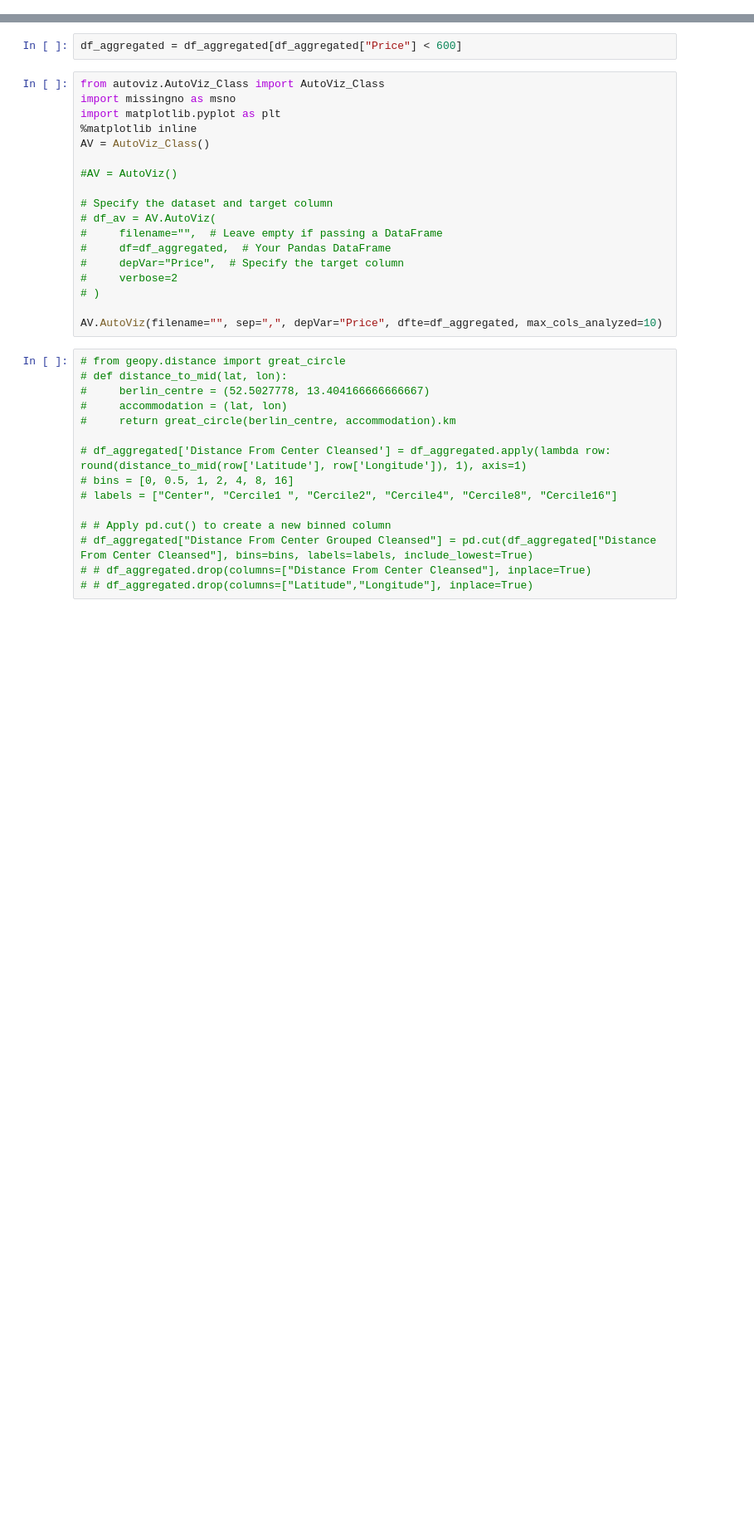
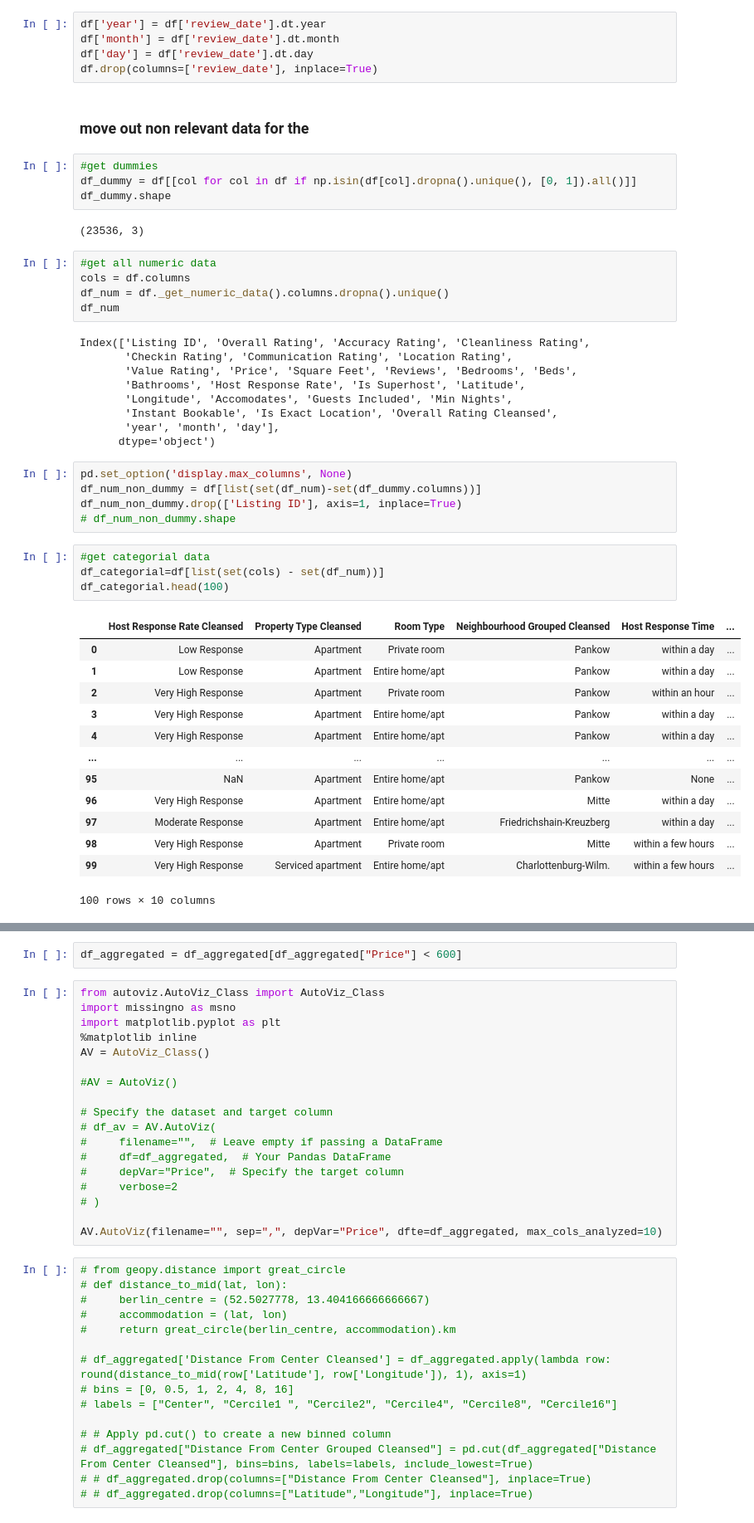
Before and after one commit to rafatb/Berlin_Airbnb_Price_Prediction, a Jupyter notebook: Berlin_Airbnb_Price_Prediction_EDA.ipynb, the cells around one changed output, grey strips where cells are left out. Shown: that part at 83% size. Saved outputs shown, nothing was run; the diff lists cells and outputs as text; blank space fills up the shorter version.

```diff
--- a/Berlin_Airbnb_Price_Prediction_EDA.ipynb
+++ b/Berlin_Airbnb_Price_Prediction_EDA.ipynb
@@ -16,0 +98,50 @@ df = pd.read_pickle('/content/drive/MyDrive/kaggle/berline/ready_for_eda.pkl')
+# %%
+df['year'] = df['review_date'].dt.year
+df['month'] = df['review_date'].dt.month
+df['day'] = df['review_date'].dt.day
+df.drop(columns=['review_date'], inplace=True)
+# %% [markdown]
+### move out non relevant data for the
+# %%
+#get dummies
+df_dummy = df[[col for col in df if np.isin(df[col].dropna().unique(), [0, 1]).all()]]
+df_dummy.shape
+# %% [output]
+(23536, 3)
+# %%
+#get all numeric data
+cols = df.columns
+df_num = df._get_numeric_data().columns.dropna().unique()
+df_num
+# %% [output]
+Index(['Listing ID', 'Overall Rating', 'Accuracy Rating', 'Cleanliness Rating',
+       'Checkin Rating', 'Communication Rating', 'Location Rating',
+       'Value Rating', 'Price', 'Square Feet', 'Reviews', 'Bedrooms', 'Beds',
+       'Bathrooms', 'Host Response Rate', 'Is Superhost', 'Latitude',
+       'Longitude', 'Accomodates', 'Guests Included', 'Min Nights',
+       'Instant Bookable', 'Is Exact Location', 'Overall Rating Cleansed',
+       'year', 'month', 'day'],
+      dtype='object')
+# %%
+pd.set_option('display.max_columns', None)
+df_num_non_dummy = df[list(set(df_num)-set(df_dummy.columns))]
+df_num_non_dummy.drop(['Listing ID'], axis=1, inplace=True)
+# df_num_non_dummy.shape
+# %%
+#get categorial data
+df_categorial=df[list(set(cols) - set(df_num))]
+df_categorial.head(100)
+# %% [output]
+|  | Host Response Rate Cleansed | Property Type Cleansed | Room Type | Neighbourhood Grouped Cleansed | Host Response Time | ... |
+| 0 | Low Response | Apartment | Private room | Pankow | within a day | ... |
+| 1 | Low Response | Apartment | Entire home/apt | Pankow | within a day | ... |
+| 2 | Very High Response | Apartment | Private room | Pankow | within an hour | ... |
+| 3 | Very High Response | Apartment | Entire home/apt | Pankow | within a day | ... |
+| 4 | Very High Response | Apartment | Entire home/apt | Pankow | within a day | ... |
+| ... | ... | ... | ... | ... | ... | ... |
+| 95 | NaN | Apartment | Entire home/apt | Pankow | None | ... |
+| 96 | Very High Response | Apartment | Entire home/apt | Mitte | within a day | ... |
+| 97 | Moderate Response | Apartment | Entire home/apt | Friedrichshain-Kreuzberg | within a day | ... |
+| 98 | Very High Response | Apartment | Private room | Mitte | within a few hours | ... |
+| 99 | Very High Response | Serviced apartment | Entire home/apt | Charlottenburg-Wilm. | within a few hours | ... |
+100 rows × 10 columns
```
Also changed, not shown: parts of 11 cells of this notebook.
